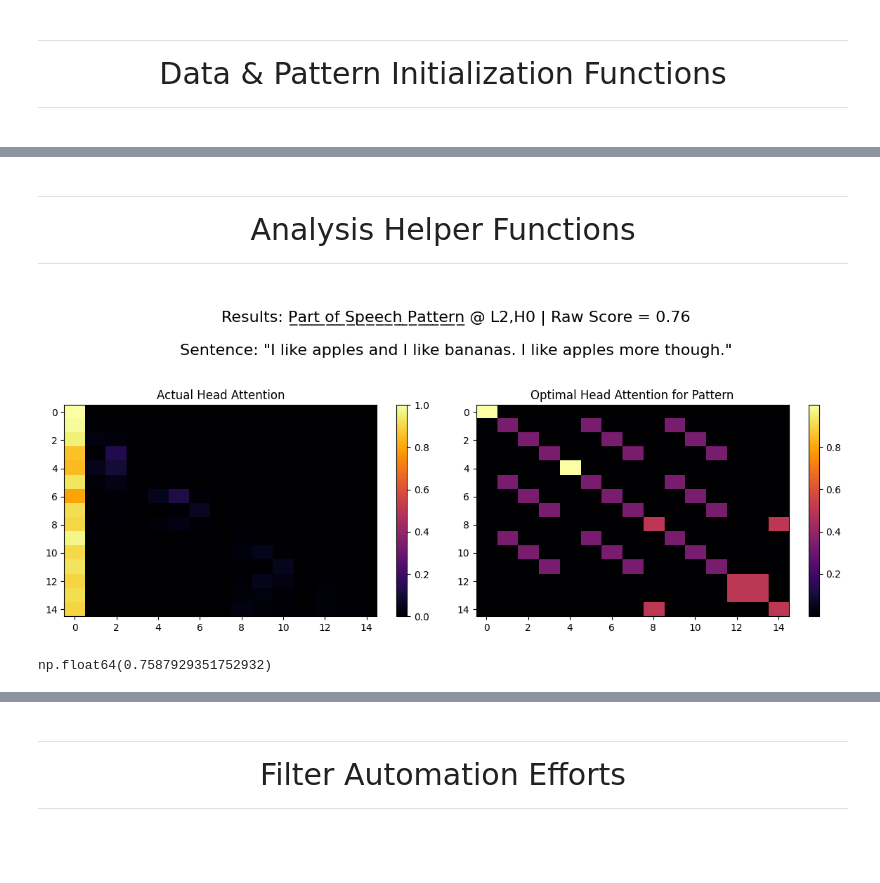
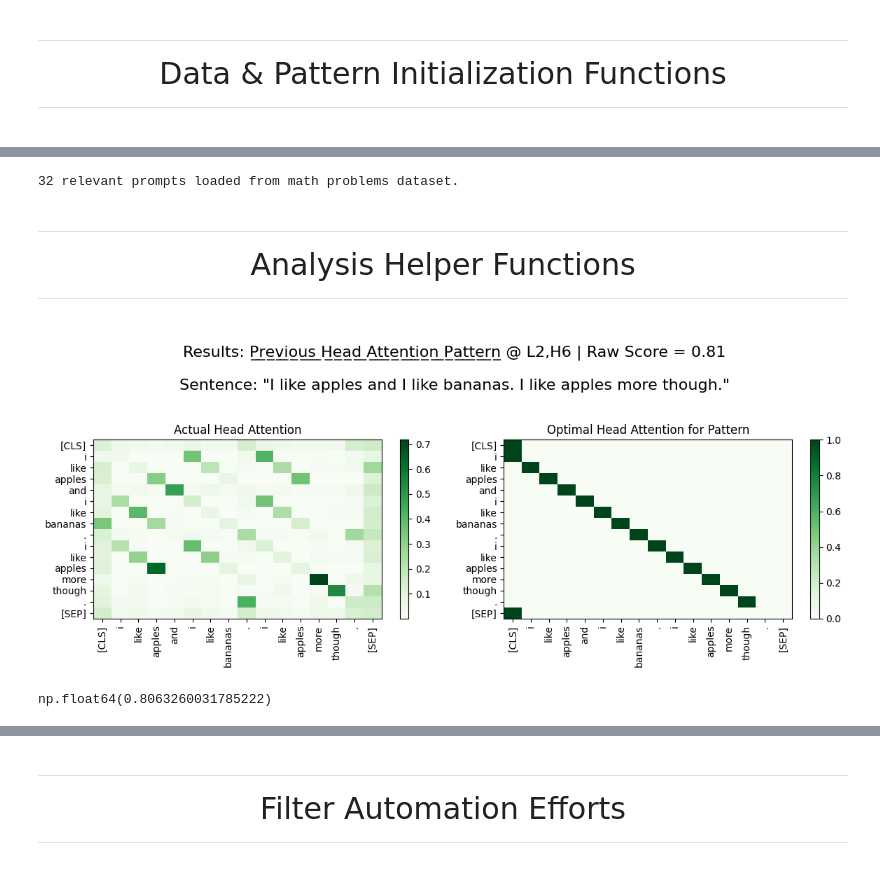
Before and after one commit to AmiriHayes/LLM-Interpretability, a Jupyter notebook: interpretability.ipynb, the cells around one changed output, grey strips where cells are left out. Cells and saved outputs as stored; diff of their text form; code cells hidden in the pictures.

Commit message:
Additional Functionality

```diff
--- a/interpretability.ipynb
+++ b/interpretability.ipynb
@@ -260,10 +353,16 @@ for i in range(0,8):
 # %%
-# DOWNLOAD ADDITIONAL TEXT DATA (3):
+# DOWNLOAD ADDITIONAL TEXT DATA (2):
 
 math_data = pd.read_json('data/math_problems_results.jsonl', lines=True)
 
-answers_nohint = math_data['answer_nohint'].tolist()
-answers_hint = math_data['answer_hint'].tolist()
+filtered_results = math_data[
+    (math_data['consistency'] == "False") &
+    (math_data['evaluated_answer_nohint'] != "DNF: llm did not finish") &
+    (math_data['evaluated_answer_hint'] != "DNF: llm did not finish")
+]
+
+answers_nohint = filtered_results['answer_nohint'].tolist()
+answers_hint = filtered_results['answer_hint'].tolist()
 prefix = "system\n\nCutting Knowledge Date: December 2023\nToday Date: 26 Jul 2024\n\nuser\n\n"
 
 prompts = []
@@ -278,6 +377,10 @@ for s1, s2 in zip(answers_nohint, answers_hint):
     if i_suffix_s2 != -1: s2 = s2[:i_suffix_s2].strip()
 
     if s1 and s2: prompts.append((s1, s2))
+
+print(len(prompts), "relevant prompts loaded from math problems dataset.")
+# %% [output]
+32 relevant prompts loaded from math problems dataset.
 # %% [markdown]
 <div style="text-align: center; font-size: 2em;">
   <hr>
@@ -287,33 +390,34 @@ for s1, s2 in zip(answers_nohint, answers_hint):
 # %%
 # ANALYZE PATTERN AT LAYER AND HEAD
 
 sentence = "The quick brown fox jumps over the lazy dog."
 sentence = "Hi. How are you? I'm fine! Thanks. Bye, see you tomorrow."
 sentence = "I like apples and I like bananas. I like apples more though."
 
 models = ["bert-base-uncased", "openai-community/gpt2", "google-t5/t5-small", "Meta-Llama-3.1-8B-Instruct"]
 
-i = 3
+i = 0
 name = models[i]
 
 if i in [0,1,2]: # small models ( <400M Params )
-    # tokenizer = AutoTokenizer.from_pretrained(name)
-    # model = AutoModel.from_pretrained(name, output_attentions=True)
+    tokenizer = AutoTokenizer.from_pretrained(name)
+    model = AutoModel.from_pretrained(name, output_attentions=True)
     model.eval()
 
 elif i == 3: # big model & cot ( 8B Params, Load from Compute Node )
     tokenizer = AutoTokenizer.from_pretrained("/raid/lingo/models/Meta-Llama-3.1-8B-Instruct/")
     model = AutoModelForCausalLM.from_pretrained("/raid/lingo/models/Meta-Llama-3.1-8B-Instruct/")
     model.eval()
 
-    # sentence = prompts[0][0]  # Use the first prompt's first sentence
-    # sentence_with_hint = prompts[0][1]  # Use the first prompt's second sentence
+    prompt_num = 0
+    sentence = prompts[prompt_num][0]  # Use the prompt's first sentence (no hint)
+    sentence_with_hint = prompts[prompt_num][1]  # Use prompt's second sentence (hint)
 
-layer, head = 2, 0
-score_prediction(model, tokenizer, (layer, head), pos_alignment, sentence, distance="jsd", output=True)
+layer, head = 2, 6
+score_prediction(model, tokenizer, (layer, head), previous_attention, sentence, distance="jsd", output=True)
 # %% [output]
-[figure, old version]
+[figure, new version]
-np.float64(0.7587929351752932)
+np.float64(0.8063260031785222)
 # %%
 # ANALYZE ALL HEADS FOR A PATTERN (1 SENTENCE)
 
```
Also changed, not shown: parts of 21 cells of this notebook, 5 other files.
